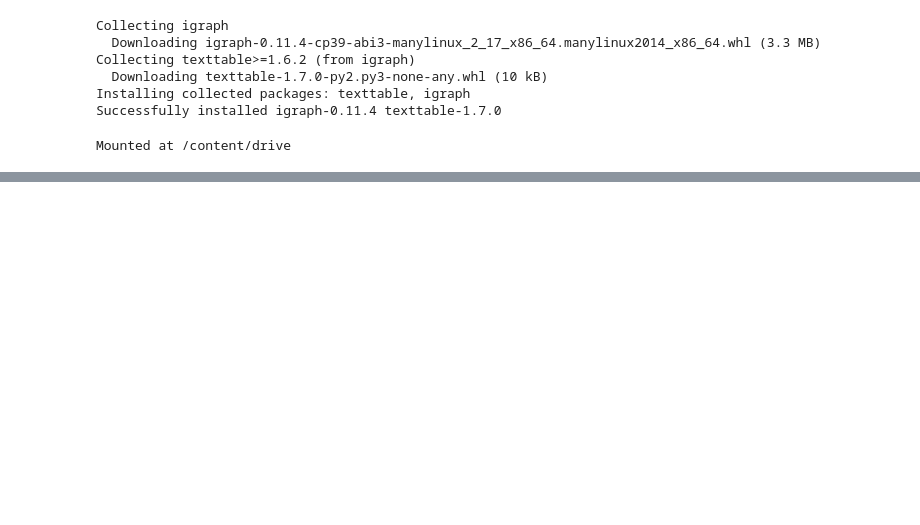
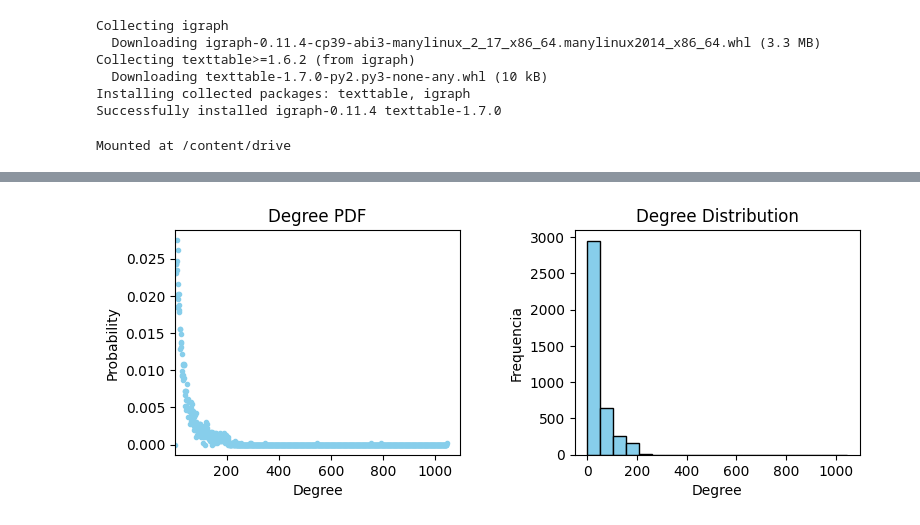
Before and after one commit to RodrigoZonzin/complex_networks, a Jupyter notebook: codigo/beetweeness_closeness.ipynb, the cells around one changed output, grey strips where cells are left out. Cells and saved outputs as stored; diff of their text form; code cells hidden in the pictures; blank space fills up the shorter version.

```diff
--- a/codigo/beetweeness_closeness.ipynb
+++ b/codigo/beetweeness_closeness.ipynb
@@ -61,0 +79,29 @@ metricas['closeness'] = clo
+# %%
+# Calculate the frequency counts
+degree_counts = nx.degree_histogram(G)
+
+# Normalize the frequency counts to get probabilities
+total_nodes = G.order()
+degree_probs = [count / total_nodes for count in degree_counts]
+
+
+# Plot the PDF
+fig = plt.figure(figsize=(14,7))
+fig.subplots_adjust(hspace=0.4, wspace=0.4)
+
+plt.subplot(231)
+plt.plot(degree_probs, '.', color='skyblue')
+plt.title('Degree PDF')
+plt.xlabel('Degree')
+plt.ylabel('Probability')
+plt.xlim(left=1)
+
+#plot the histogram
+plt.subplot(232)
+plt.hist(metricas['grau'], bins=20, color='skyblue', edgecolor='black')
+plt.title('Degree Distribution')
+plt.xlabel('Degree')
+plt.ylabel('Frequencia')
+plt.show()
+# %% [output]
+[figure, added]
```
Also changed, not shown: parts of 28 cells of this notebook.
